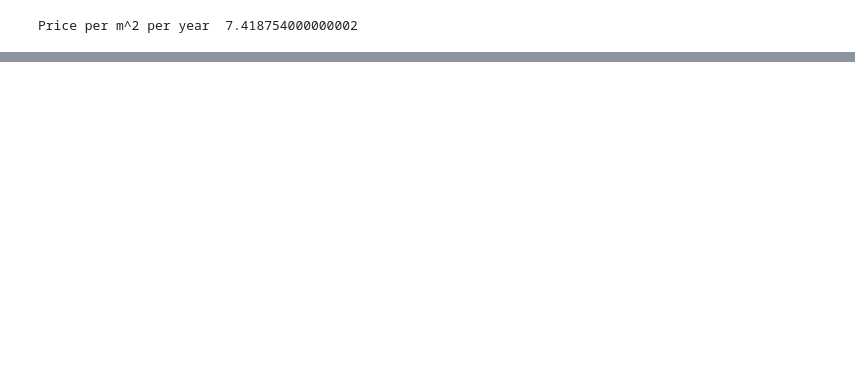
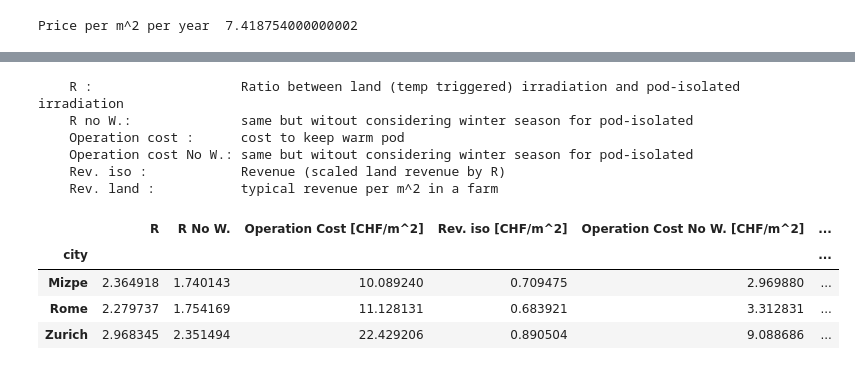
Before and after one commit to panManfredini/isolated_farming, a Jupyter notebook: irradiance_temperature_study.ipynb, the cells around one changed output, grey strips where cells are left out. Cells and saved outputs as stored; diff of their text form; code cells hidden in the pictures; blank space fills up the shorter version.

```diff
--- a/irradiance_temperature_study.ipynb
+++ b/irradiance_temperature_study.ipynb
@@ -110,0 +136,54 @@ Price per m^2 per year  7.418754000000002
+# %%
+plant_revenue_per_m2 = 3000 / 10000  # soy 3000 USD per hectar
+# %%
+# cumulative land_kWh within growth_monts and for temp > treshold
+
+land_selected = df[ (df.Time.dt.month >= land_grow_start_month) &
+                    (df.Time.dt.month <= land_grow_stop_month)  &
+                    (df.temp > temperature_growth_treshold)
+                  ]
+
+land_selected = land_selected.assign(eff_irradiance= df.irr_dir*land_collection_eff)
+
+iso_no_winter = df[ (df.Time.dt.month >= iso_grow_start_month) &
+                    (df.Time.dt.month <= iso_grow_stop_month)
+                  ]
+# %%
+land_tot_irr = land_selected.groupby(by="city").eff_irradiance.sum()
+
+iso_tot_irr  = df.groupby(by="city").eff_irradiance.sum()
+iso_tot_cost = df.groupby(by="city").heat_consumption_month.sum() * energy_price_per_kWh / 1000
+
+iso_no_winter_tot_irr = iso_no_winter.groupby(by="city").eff_irradiance.sum()
+iso_no_winter_tot_cost = iso_no_winter.groupby(by="city").heat_consumption_month.sum() * energy_price_per_kWh / 1000
+# %%
+
+final_df = pd.DataFrame({ "R" : iso_tot_irr / land_tot_irr,
+                          "R No W." : iso_no_winter_tot_irr / land_tot_irr,
+                          "Operation Cost [CHF/m^2]" : iso_tot_cost,
+                          "Rev. iso [CHF/m^2]" : plant_revenue_per_m2 * iso_tot_irr / land_tot_irr,
+                          "Operation Cost No W. [CHF/m^2]" : iso_no_winter_tot_cost,
+                          "Rev. iso No W. [CHF/m^2]"  : plant_revenue_per_m2 * iso_no_winter_tot_irr / land_tot_irr,
+                          "Rev. land [CHF/m^2]" : plant_revenue_per_m2
+                        })
+print('''
+    R :                   Ratio between land (temp triggered) irradiation and pod-isolated irradiation
+    R no W.:              same but witout considering winter season for pod-isolated
+    Operation cost :      cost to keep warm pod
+    Operation cost No W.: same but witout considering winter season for pod-isolated
+    Rev. iso :            Revenue (scaled land revenue by R)
+    Rev. land :           typical revenue per m^2 in a farm
+''')
+final_df.head()
+# %% [output]
+    R :                   Ratio between land (temp triggered) irradiation and pod-isolated irradiation
+    R no W.:              same but witout considering winter season for pod-isolated
+    Operation cost :      cost to keep warm pod
+    Operation cost No W.: same but witout considering winter season for pod-isolated
+    Rev. iso :            Revenue (scaled land revenue by R)
+    Rev. land :           typical revenue per m^2 in a farm
+|  | R | R No W. | Operation Cost [CHF/m^2] | Rev. iso [CHF/m^2] | Operation Cost No W. [CHF/m^2] | ... |
+| city |  |  |  |  |  | ... |
+| Mizpe | 2.364918 | 1.740143 | 10.089240 | 0.709475 | 2.969880 | ... |
+| Rome | 2.279737 | 1.754169 | 11.128131 | 0.683921 | 3.312831 | ... |
+| Zurich | 2.968345 | 2.351494 | 22.429206 | 0.890504 | 9.088686 | ... |
```
Also changed, not shown: parts of 6 cells of this notebook.
